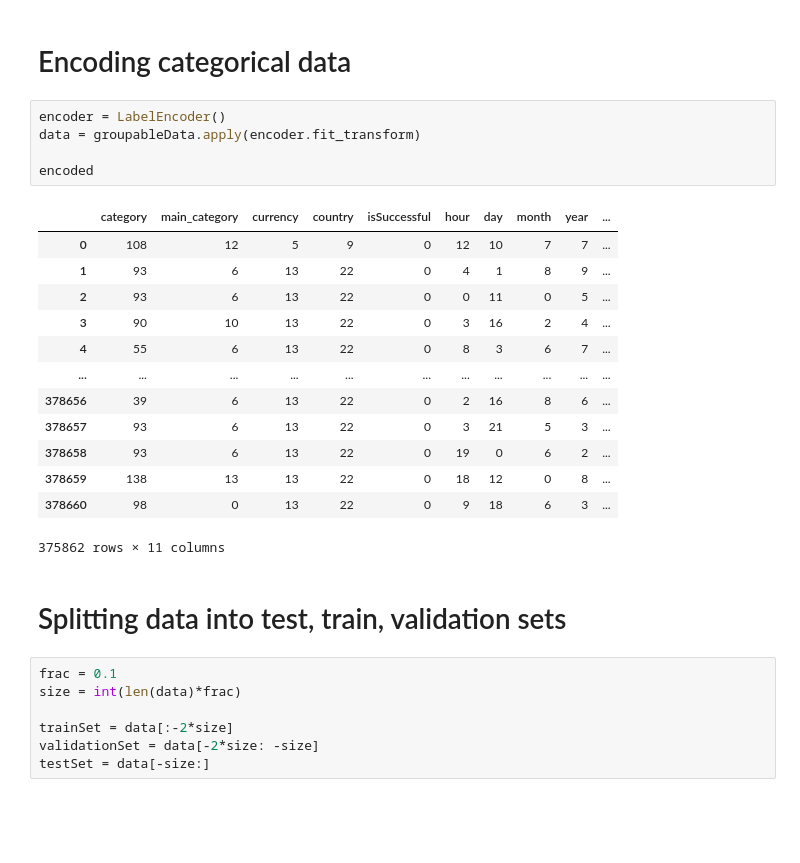
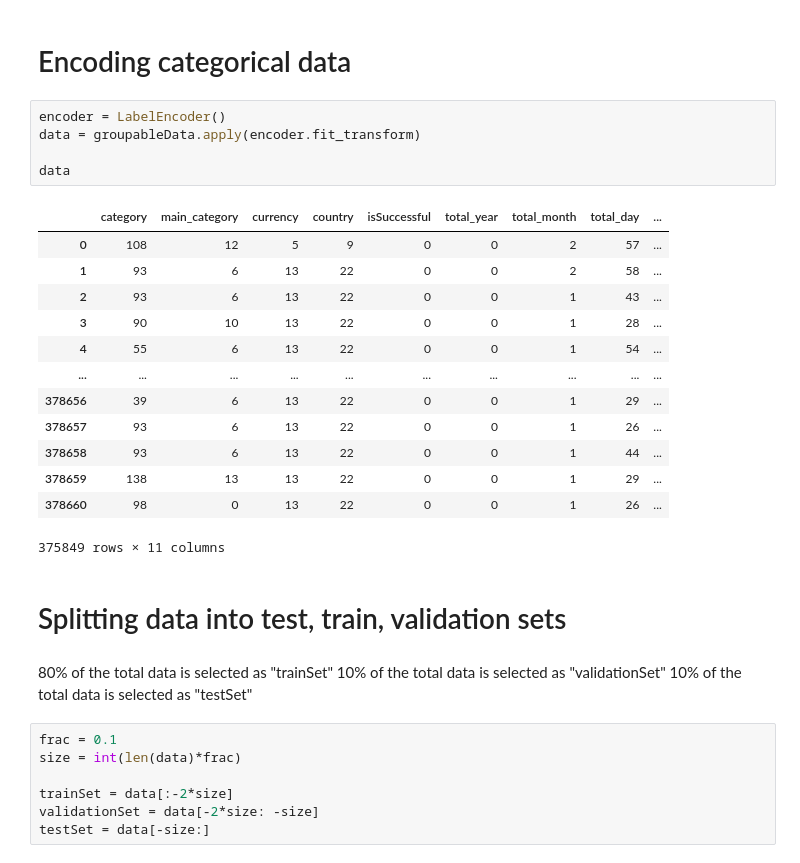
Before and after one commit to alpbintug/Analysis-On-Kickstarter-Data, a Jupyter notebook: feature-selection-generation-score-0-95705.ipynb, the cells around one changed output. Drawn from its saved outputs; the diff is of its cells as text; blank space fills up the shorter version.

```diff
--- a/feature-selection-generation-score-0-95705.ipynb
+++ b/feature-selection-generation-score-0-95705.ipynb
@@ -302,24 +302,28 @@ hourSuccess.plot()
 # %%
 encoder = LabelEncoder()
 data = groupableData.apply(encoder.fit_transform)
 
-encoded
+data
 # %% [output]
-|  | category | main_category | currency | country | isSuccessful | hour | day | month | year | ... |
-| 0 | 108 | 12 | 5 | 9 | 0 | 12 | 10 | 7 | 7 | ... |
-| 1 | 93 | 6 | 13 | 22 | 0 | 4 | 1 | 8 | 9 | ... |
-| 2 | 93 | 6 | 13 | 22 | 0 | 0 | 11 | 0 | 5 | ... |
-| 3 | 90 | 10 | 13 | 22 | 0 | 3 | 16 | 2 | 4 | ... |
-| 4 | 55 | 6 | 13 | 22 | 0 | 8 | 3 | 6 | 7 | ... |
-| ... | ... | ... | ... | ... | ... | ... | ... | ... | ... | ... |
-| 378656 | 39 | 6 | 13 | 22 | 0 | 2 | 16 | 8 | 6 | ... |
-| 378657 | 93 | 6 | 13 | 22 | 0 | 3 | 21 | 5 | 3 | ... |
-| 378658 | 93 | 6 | 13 | 22 | 0 | 19 | 0 | 6 | 2 | ... |
-| 378659 | 138 | 13 | 13 | 22 | 0 | 18 | 12 | 0 | 8 | ... |
-| 378660 | 98 | 0 | 13 | 22 | 0 | 9 | 18 | 6 | 3 | ... |
+|  | category | main_category | currency | country | isSuccessful | total_year | total_month | total_day | ... |
+| 0 | 108 | 12 | 5 | 9 | 0 | 0 | 2 | 57 | ... |
+| 1 | 93 | 6 | 13 | 22 | 0 | 0 | 2 | 58 | ... |
+| 2 | 93 | 6 | 13 | 22 | 0 | 0 | 1 | 43 | ... |
+| 3 | 90 | 10 | 13 | 22 | 0 | 0 | 1 | 28 | ... |
+| 4 | 55 | 6 | 13 | 22 | 0 | 0 | 1 | 54 | ... |
+| ... | ... | ... | ... | ... | ... | ... | ... | ... | ... |
+| 378656 | 39 | 6 | 13 | 22 | 0 | 0 | 1 | 29 | ... |
+| 378657 | 93 | 6 | 13 | 22 | 0 | 0 | 1 | 26 | ... |
+| 378658 | 93 | 6 | 13 | 22 | 0 | 0 | 1 | 44 | ... |
+| 378659 | 138 | 13 | 13 | 22 | 0 | 0 | 1 | 29 | ... |
+| 378660 | 98 | 0 | 13 | 22 | 0 | 0 | 1 | 26 | ... |
-375862 rows × 11 columns
+375849 rows × 11 columns
 # %% [markdown]
 # Splitting data into test, train, validation sets
+# %% [markdown]
+80% of the total data is selected as "trainSet"
+10% of the total data is selected as "validationSet"
+10% of the total data is selected as "testSet"
 # %%
 frac = 0.1
 size = int(len(data)*frac)
```
Also changed, not shown: parts of 2 cells of this notebook.
